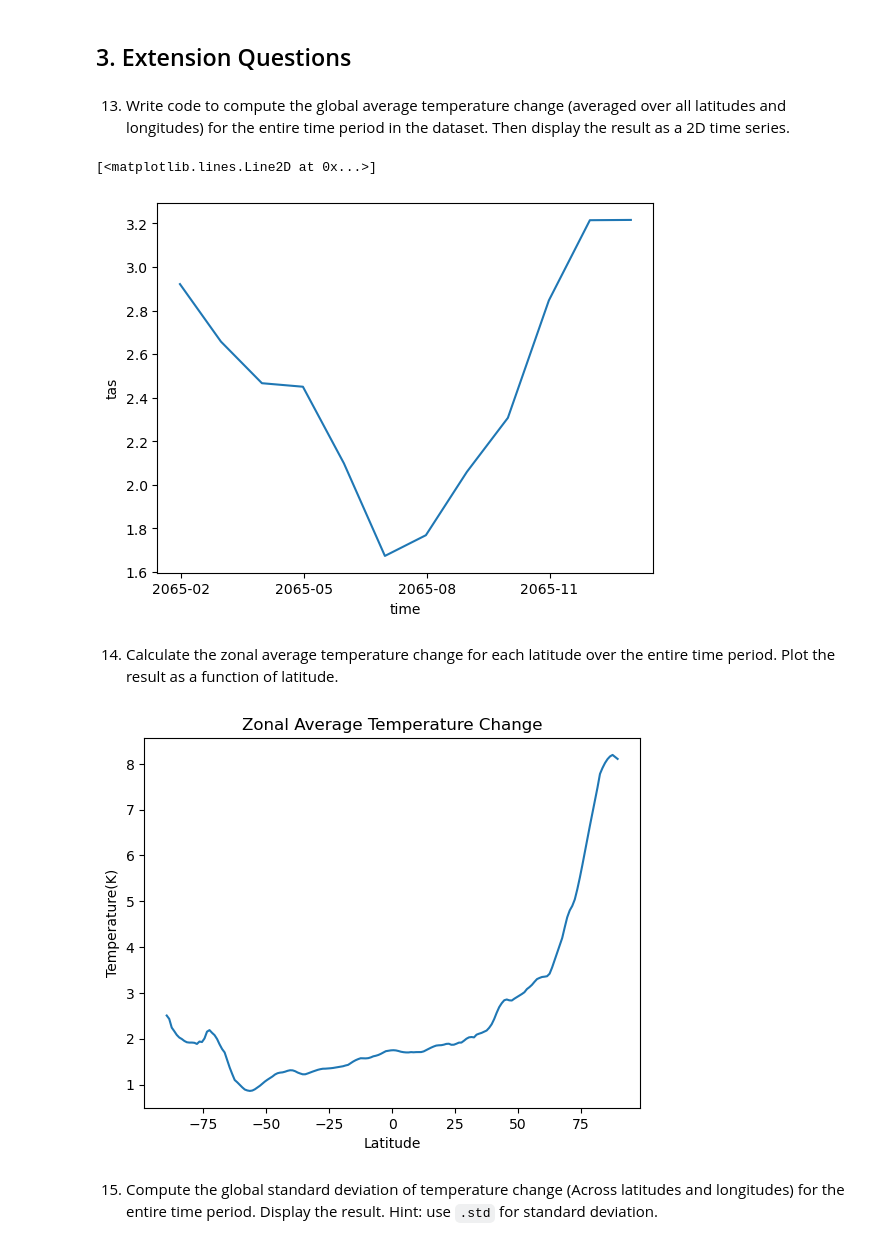
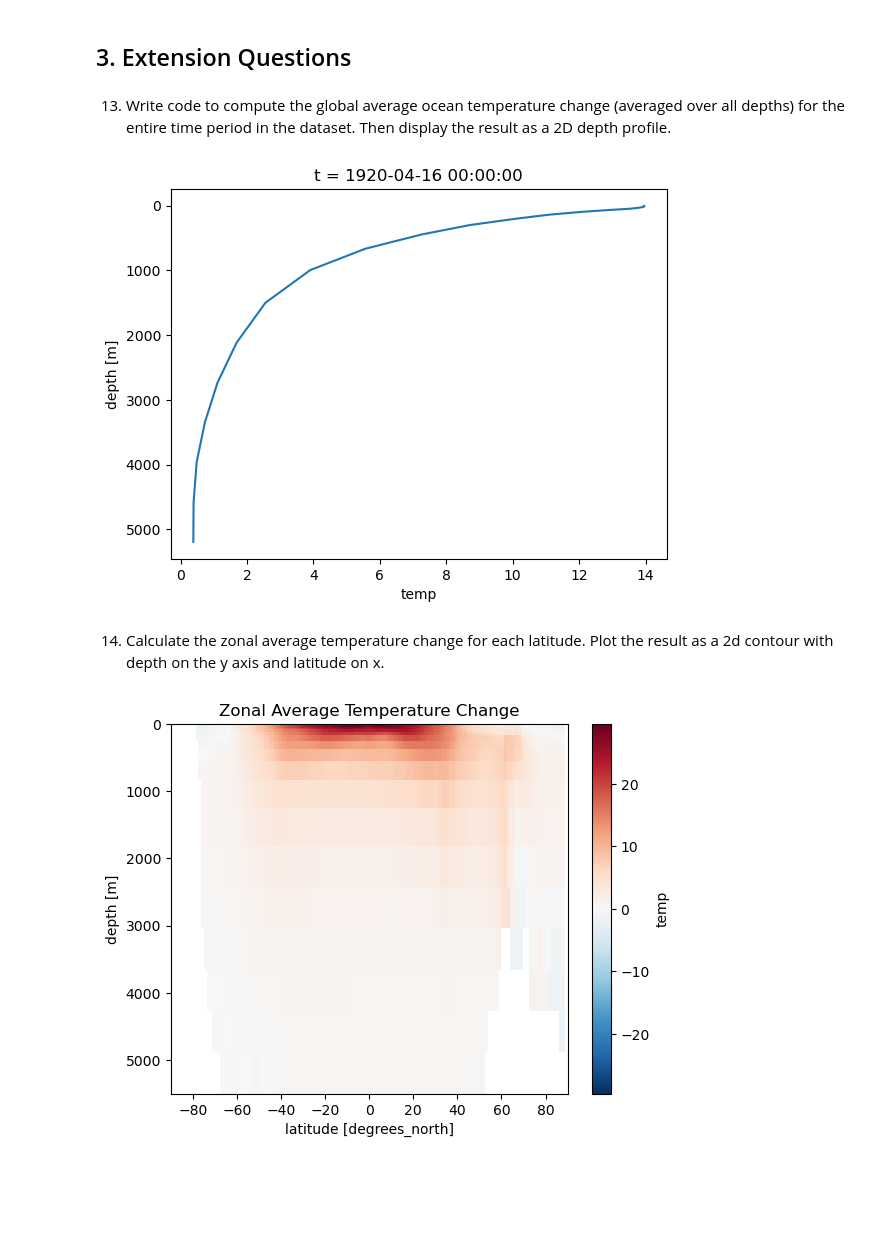
Before and after one commit to ncasuk/ncas-isc, a Jupyter notebook: python-data/solutions/ex02_plotting_and_aggregation.ipynb, the cells around one changed output. Cells and saved outputs as stored; diff of their text form; code cells hidden in the pictures; blank space fills up the shorter version.

```diff
--- a/python-data/solutions/ex02_plotting_and_aggregation.ipynb
+++ b/python-data/solutions/ex02_plotting_and_aggregation.ipynb
@@ -15,6 +15,5 @@
 1. Import the `'../data/tas_rcp45_2055_mon_avg_change.nc'` dataset and create the temperature data array as in the last lesson.
 # %%
 import xarray as xr
-ds = xr.open_dataset('../data/tas_rcp45_2055_mon_avg_change.nc')
-temperature = ds["tas"]
-temperature
+ds = xr.open_dataset('../data/xbhubo.pgc0apr.nc')
+temperature = ds["temp"]
@@ -222,23 +181,19 @@ summer.std(dim='time').plot()
 # %% [markdown]
 ## 3. Extension Questions ##
 # %% [markdown]
-13. Write code to compute the global average temperature change (averaged over all latitudes and longitudes) for the entire time period in the dataset. Then display the result as a 2D time series.
+13. Write code to compute the global average ocean temperature change (averaged over all depths) for the entire time period in the dataset. Then display the result as a 2D depth profile.
 # %%
-global_avg_temp = temperature.mean(dim=['lat', 'lon'])
-global_avg_temp.plot()
+global_avg_temp = temperature.mean(dim=['latitude', 'longitude'])
+global_avg_temp.plot(y='depth')
+plt.gca().invert_yaxis()
 # %% [output]
-[<matplotlib.lines.Line2D at 0x...>]
-[figure, old version]
+[figure, new version]
 # %% [markdown]
-14. Calculate the zonal average temperature change for each latitude over the entire time period. Plot the result as a function of latitude.
+14. Calculate the zonal average temperature change for each latitude. Plot the result as a 2d contour with depth on the y axis and latitude on x.
 # %%
-zonal_avg_temp = temperature.mean(dim=['lon', 'time'])
+zonal_avg_temp = temperature.mean(dim=['longitude'])
 zonal_avg_temp.plot()
 plt.title('Zonal Average Temperature Change')
-plt.xlabel('Latitude')
-plt.ylabel('Temperature(K)')
-plt.show()
+plt.gca().invert_yaxis()
 # %% [output]
-[figure, old version]
+[figure, new version]
-# %% [markdown]
-15. Compute the global standard deviation of temperature change (Across latitudes and longitudes) for the entire time period. Display the result. Hint: use `.std` for standard deviation.
```
Also changed, not shown: parts of 25 cells of this notebook, 2 other files.
